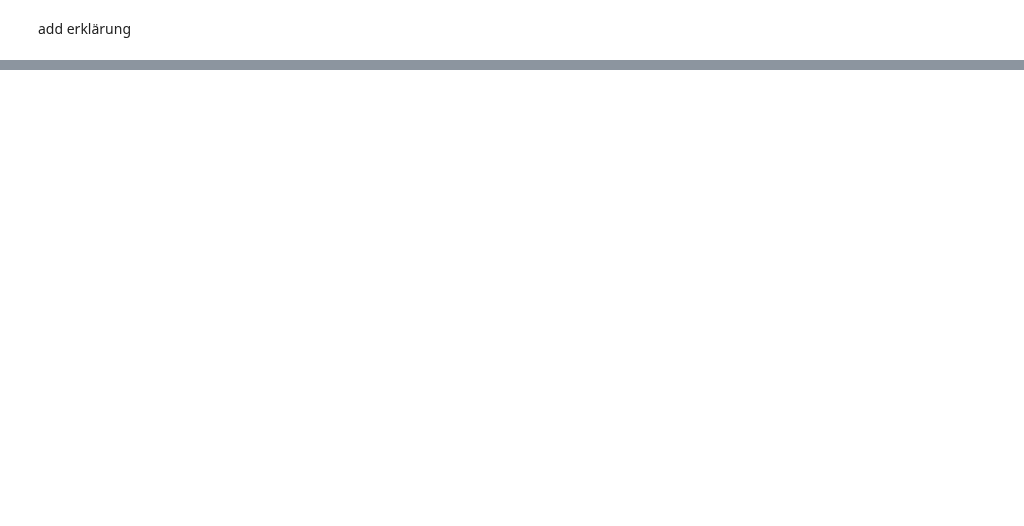
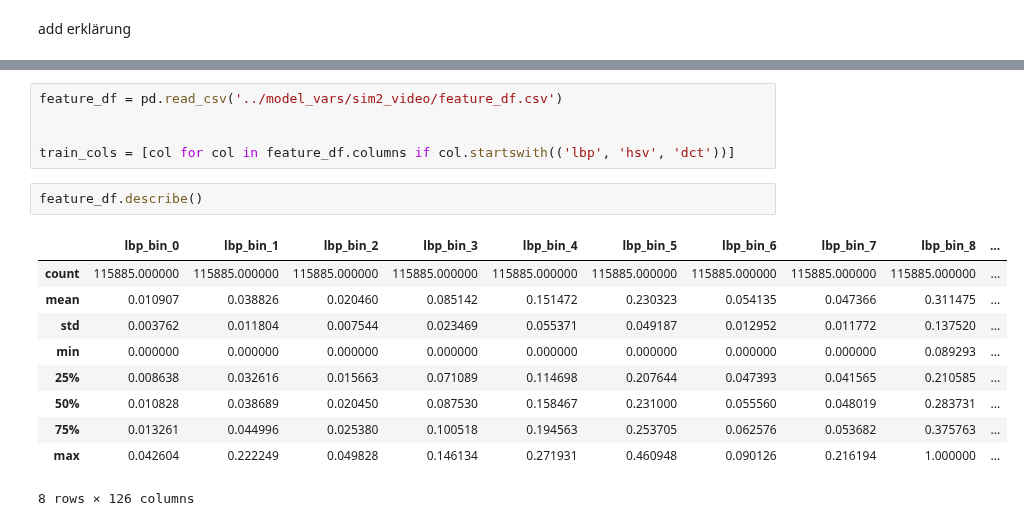
Before and after one commit to olesasha/find_kermit, a Jupyter notebook: sim2_visual_analysis.ipynb, the cells around one changed output, grey strips where cells are left out. Drawn from its saved outputs; the diff is of its cells as text; blank space fills up the shorter version.

```diff
--- a/sim2_visual_analysis.ipynb
+++ b/sim2_visual_analysis.ipynb
@@ -80,0 +213,18 @@ DCT features saved to ../model_vars/sim2_video/dct_feature_df.csv
+# %%
+feature_df = pd.read_csv('../model_vars/sim2_video/feature_df.csv')
+
+
+train_cols = [col for col in feature_df.columns if col.startswith(('lbp', 'hsv', 'dct'))]
+# %%
+feature_df.describe()
+# %% [output]
+|  | lbp_bin_0 | lbp_bin_1 | lbp_bin_2 | lbp_bin_3 | lbp_bin_4 | lbp_bin_5 | lbp_bin_6 | lbp_bin_7 | lbp_bin_8 | ... |
+| count | 115885.000000 | 115885.000000 | 115885.000000 | 115885.000000 | 115885.000000 | 115885.000000 | 115885.000000 | 115885.000000 | 115885.000000 | ... |
+| mean | 0.010907 | 0.038826 | 0.020460 | 0.085142 | 0.151472 | 0.230323 | 0.054135 | 0.047366 | 0.311475 | ... |
+| std | 0.003762 | 0.011804 | 0.007544 | 0.023469 | 0.055371 | 0.049187 | 0.012952 | 0.011772 | 0.137520 | ... |
+| min | 0.000000 | 0.000000 | 0.000000 | 0.000000 | 0.000000 | 0.000000 | 0.000000 | 0.000000 | 0.089293 | ... |
+| 25% | 0.008638 | 0.032616 | 0.015663 | 0.071089 | 0.114698 | 0.207644 | 0.047393 | 0.041565 | 0.210585 | ... |
+| 50% | 0.010828 | 0.038689 | 0.020450 | 0.087530 | 0.158467 | 0.231000 | 0.055560 | 0.048019 | 0.283731 | ... |
+| 75% | 0.013261 | 0.044996 | 0.025380 | 0.100518 | 0.194563 | 0.253705 | 0.062576 | 0.053682 | 0.375763 | ... |
+| max | 0.042604 | 0.222249 | 0.049828 | 0.146134 | 0.271931 | 0.460948 | 0.090126 | 0.216194 | 1.000000 | ... |
+8 rows × 126 columns
```
Also changed, not shown: parts of 32 cells of this notebook, 4 other files.
